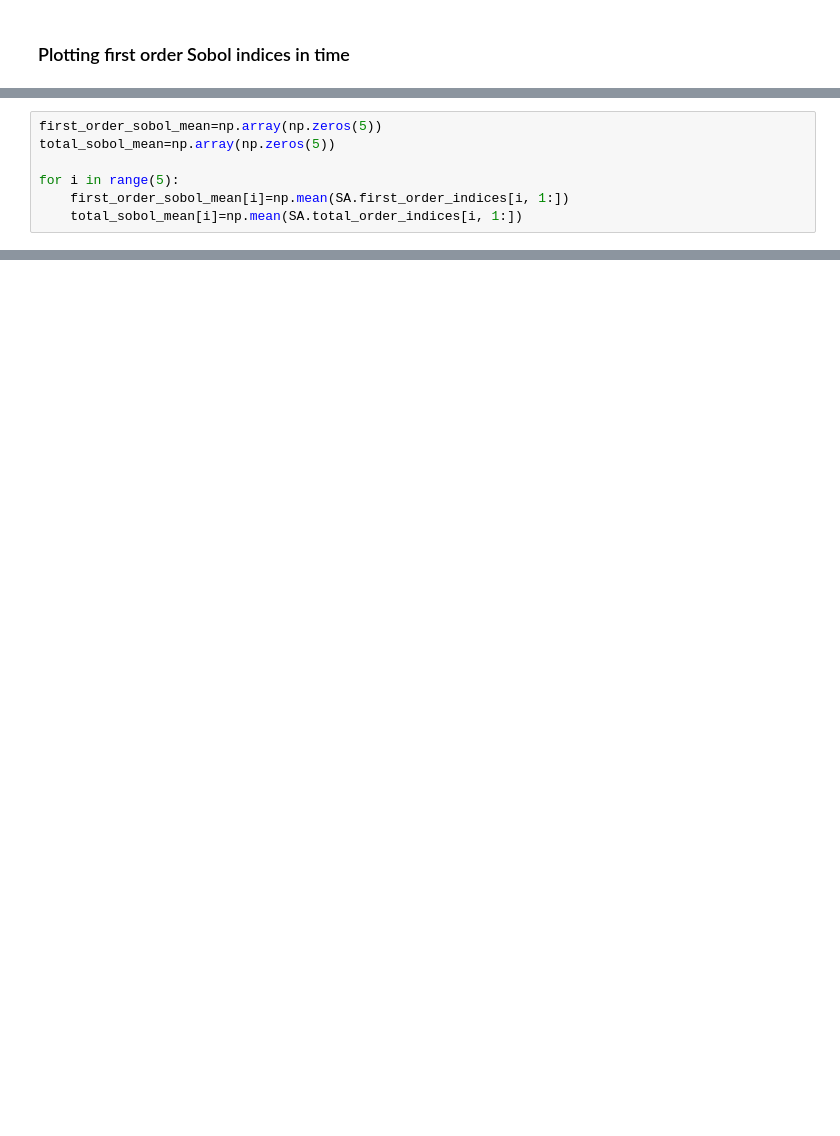
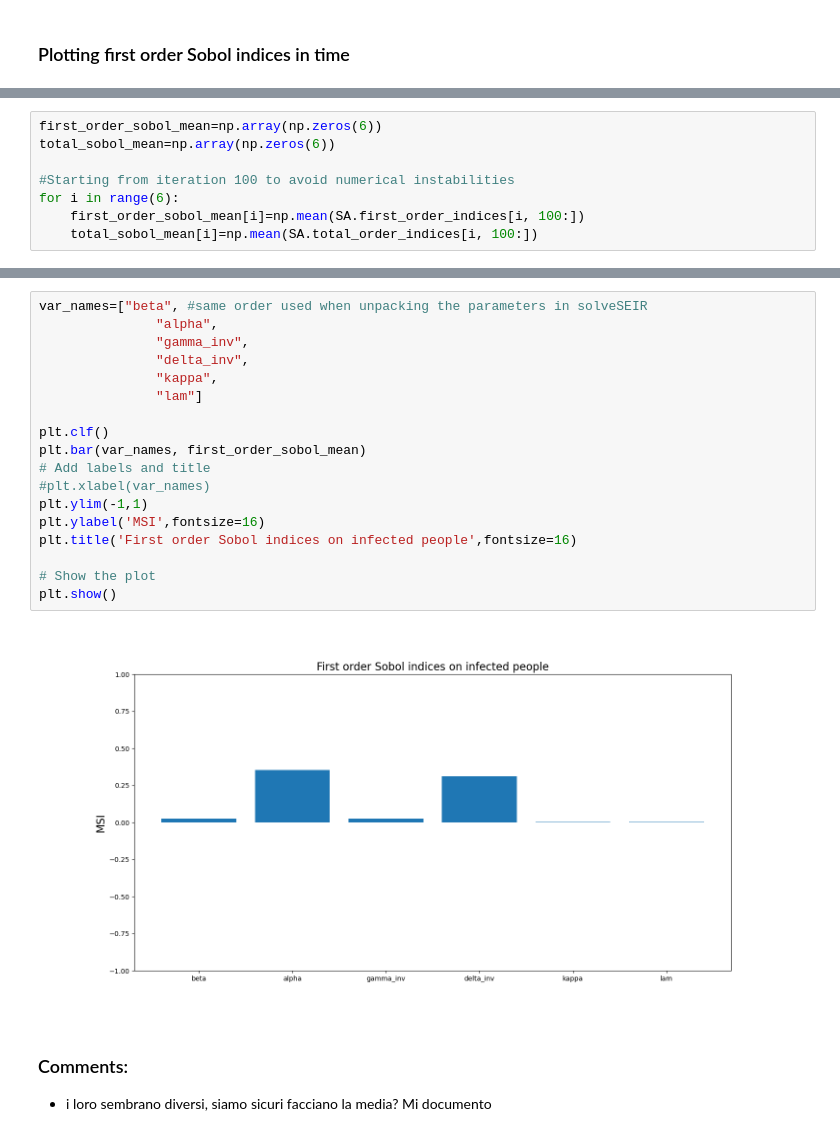
Before and after one commit to teobucci/computational-statistics, a Jupyter notebook: 04_SIR.ipynb, the cells around one changed output, grey strips where cells are left out. Cells and saved outputs as stored; diff of their text form; blank space fills up the shorter version.

```diff
--- a/04_SIR.ipynb
+++ b/04_SIR.ipynb
@@ -298,10 +309,11 @@ plt.show()
 # %%
-first_order_sobol_mean=np.array(np.zeros(5))
-total_sobol_mean=np.array(np.zeros(5))
+first_order_sobol_mean=np.array(np.zeros(6))
+total_sobol_mean=np.array(np.zeros(6))
 
-for i in range(5):
-    first_order_sobol_mean[i]=np.mean(SA.first_order_indices[i, 1:])
-    total_sobol_mean[i]=np.mean(SA.total_order_indices[i, 1:])
+#Starting from iteration 100 to avoid numerical instabilities
+for i in range(6):
+    first_order_sobol_mean[i]=np.mean(SA.first_order_indices[i, 100:])
+    total_sobol_mean[i]=np.mean(SA.total_order_indices[i, 100:])
 # %%
 total_sobol_mean
 # %% [output]
@@ -312,0 +327,23 @@ array([ 0.03181356,  0.32682958,  0.02008514,  0.28796882, -0.00307877])
+# %%
+var_names=["beta", #same order used when unpacking the parameters in solveSEIR
+               "alpha",
+               "gamma_inv",
+               "delta_inv",
+               "kappa",
+               "lam"]
+
+plt.clf()
+plt.bar(var_names, first_order_sobol_mean)
+# Add labels and title
+#plt.xlabel(var_names)
+plt.ylim(-1,1)
+plt.ylabel('MSI',fontsize=16)
+plt.title('First order Sobol indices on infected people',fontsize=16)
+
+# Show the plot
+plt.show()
+# %% [output]
+[figure, added]
+# %% [markdown]
+### Comments:
+- i loro sembrano diversi, siamo sicuri facciano la media? Mi documento
```
Also changed, not shown: parts of 9 cells of this notebook.
